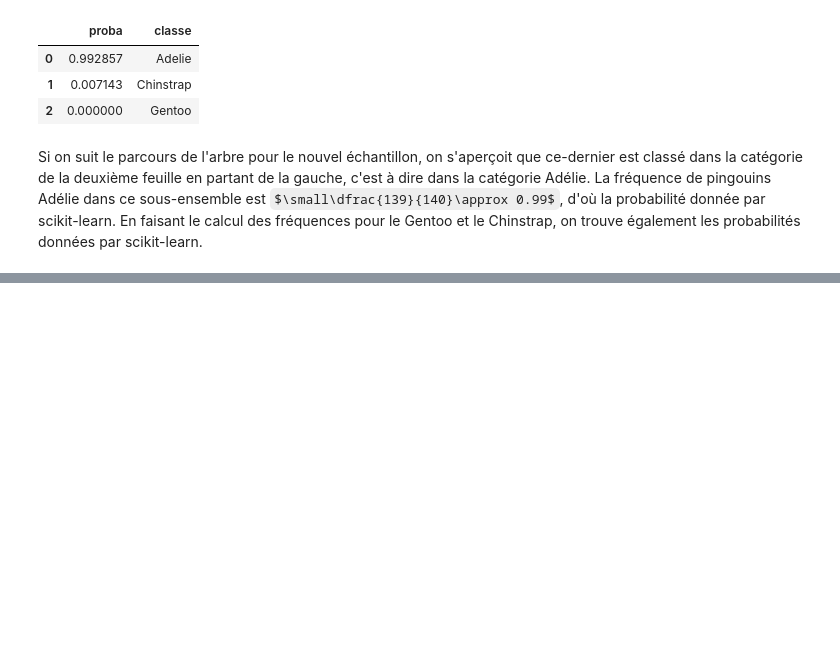
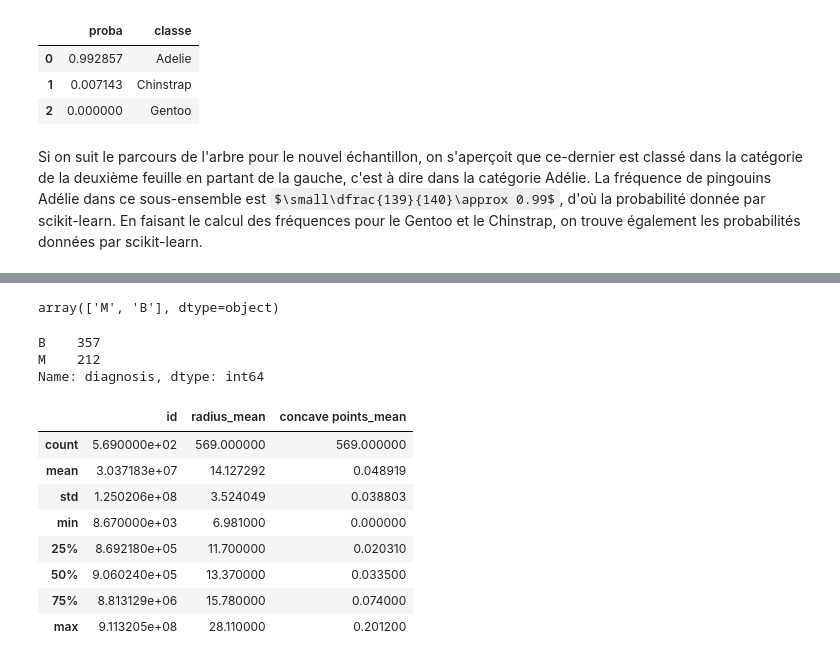
Before and after one commit to nlejay/projet_ML_supervise, a Jupyter notebook: projet_ML_lejay.ipynb, the cells around one changed output, grey strips where cells are left out. Cells and saved outputs as stored; diff of their text form; code cells hidden in the pictures; some formulas as TeX source; blank space fills up the shorter version.

```diff
--- a/projet_ML_lejay.ipynb
+++ b/projet_ML_lejay.ipynb
@@ -284,0 +317,22 @@ Si on suit le parcours de l'arbre pour le nouvel échantillon, on s'aperçoit qu
+# %%
+df_cancer['diagnosis'].unique()
+# %% [output]
+array(['M', 'B'], dtype=object)
+# %%
+df_cancer['diagnosis'].value_counts()
+# %% [output]
+B    357
+M    212
+Name: diagnosis, dtype: int64
+# %%
+df_cancer.describe()
+# %% [output]
+|  | id | radius_mean | concave points_mean |
+| count | 5.690000e+02 | 569.000000 | 569.000000 |
+| mean | 3.037183e+07 | 14.127292 | 0.048919 |
+| std | 1.250206e+08 | 3.524049 | 0.038803 |
+| min | 8.670000e+03 | 6.981000 | 0.000000 |
+| 25% | 8.692180e+05 | 11.700000 | 0.020310 |
+| 50% | 9.060240e+05 | 13.370000 | 0.033500 |
+| 75% | 8.813129e+06 | 15.780000 | 0.074000 |
+| max | 9.113205e+08 | 28.110000 | 0.201200 |
```
Also changed, not shown: parts of 17 cells of this notebook, 1 other file.
